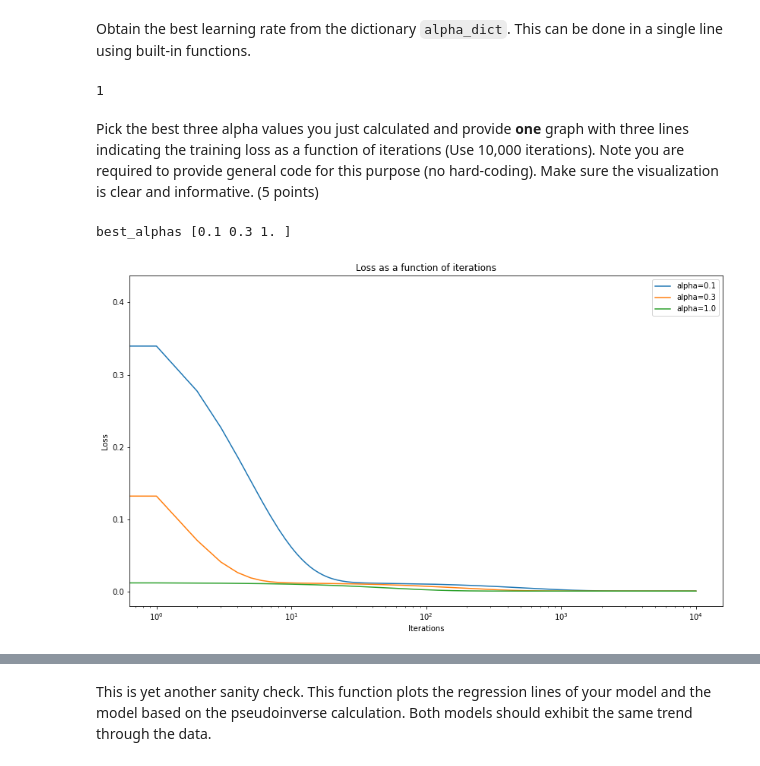
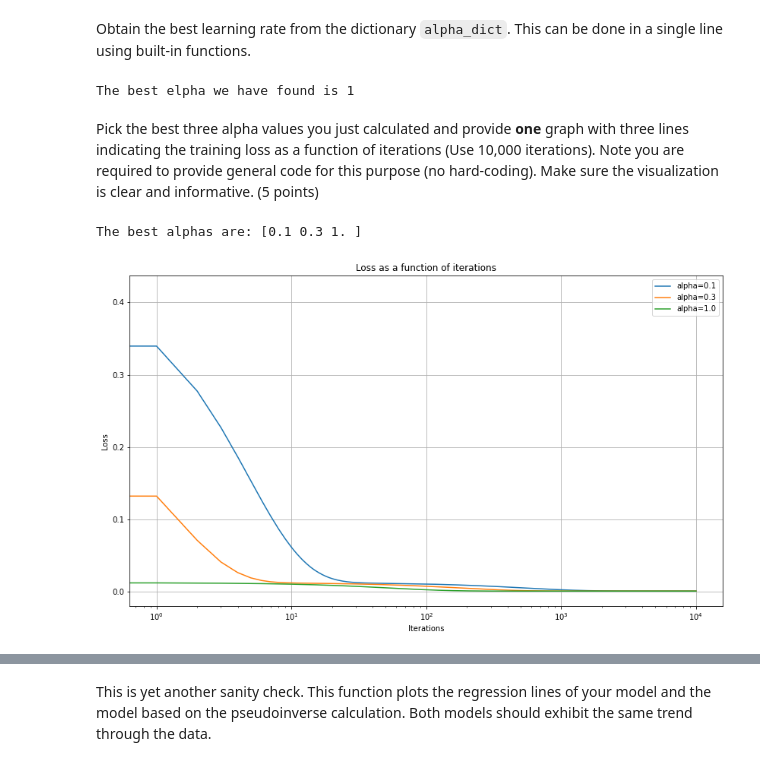
Before and after one commit to RoyR-IDC/MachineLearningFromData, a Jupyter notebook: HW1/203972922_201312907.ipynb, the cells around one changed output, grey strips where cells are left out. Drawn from its saved outputs; the diff is of its cells as text; code cells hidden in the pictures.

```diff
--- a/HW1/203972922_201312907.ipynb
+++ b/HW1/203972922_201312907.ipynb
@@ -505,10 +487,9 @@ best_alpha, best_cost_value = min(alpha_dict.items(), key=lambda x: x[1])
 ###########################################################################
 #                             END OF YOUR CODE                            #
 ###########################################################################
-print(best_alpha)
-# print(best_cost_value)
+print('The best elpha we have found is ' +  str(best_alpha))
 # %% [output]
-1
+The best elpha we have found is 1
 # %% [markdown]
 Pick the best three alpha values you just calculated and provide **one** graph with three lines indicating the training loss as a function of iterations (Use 10,000 iterations). Note you are required to provide general code for this purpose (no hard-coding). Make sure the visualization is clear and informative. (5 points)
 # %%
@@ -532,26 +513,27 @@ def get_training_loss_for_given_alphas(alphas):
 # %%
 %%time
 ###########################################################################
 #                            START OF YOUR CODE                           #
 ###########################################################################
 
 best_alphas = find_k_best_alphas(k=3, alphas_dict=alpha_dict)
 training_loss_by_alpha = get_training_loss_for_given_alphas(best_alphas)
 print(f'The best alphas are: {best_alphas}')
 
 plt.figure(0)
 for alpha, loss in training_loss_by_alpha.items():
     plt.plot(np.arange(len(loss)), loss, label=f'alpha={alpha}')
 
 plt.xscale('log')
 plt.xlabel('Iterations')
 plt.ylabel('Loss')
 plt.title('Loss as a function of iterations')
 plt.legend()
+plt.grid()
 plt.show()
 ###########################################################################
 #                             END OF YOUR CODE                            #
 ###########################################################################
 # %% [output]
-best_alphas [0.1 0.3 1. ]
+The best alphas are: [0.1 0.3 1. ]
-[figure, old version]
+[figure, new version]
```
Also changed, not shown: parts of 28 cells of this notebook, 1 other file.
